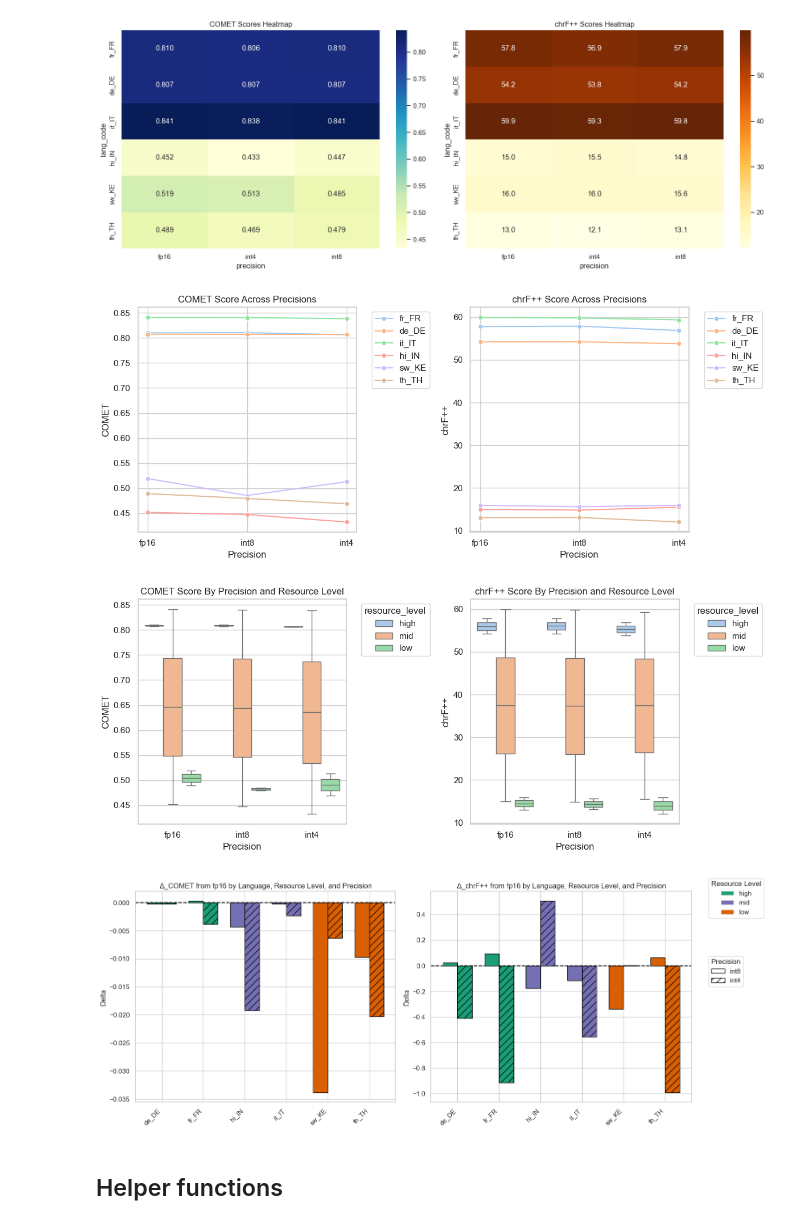
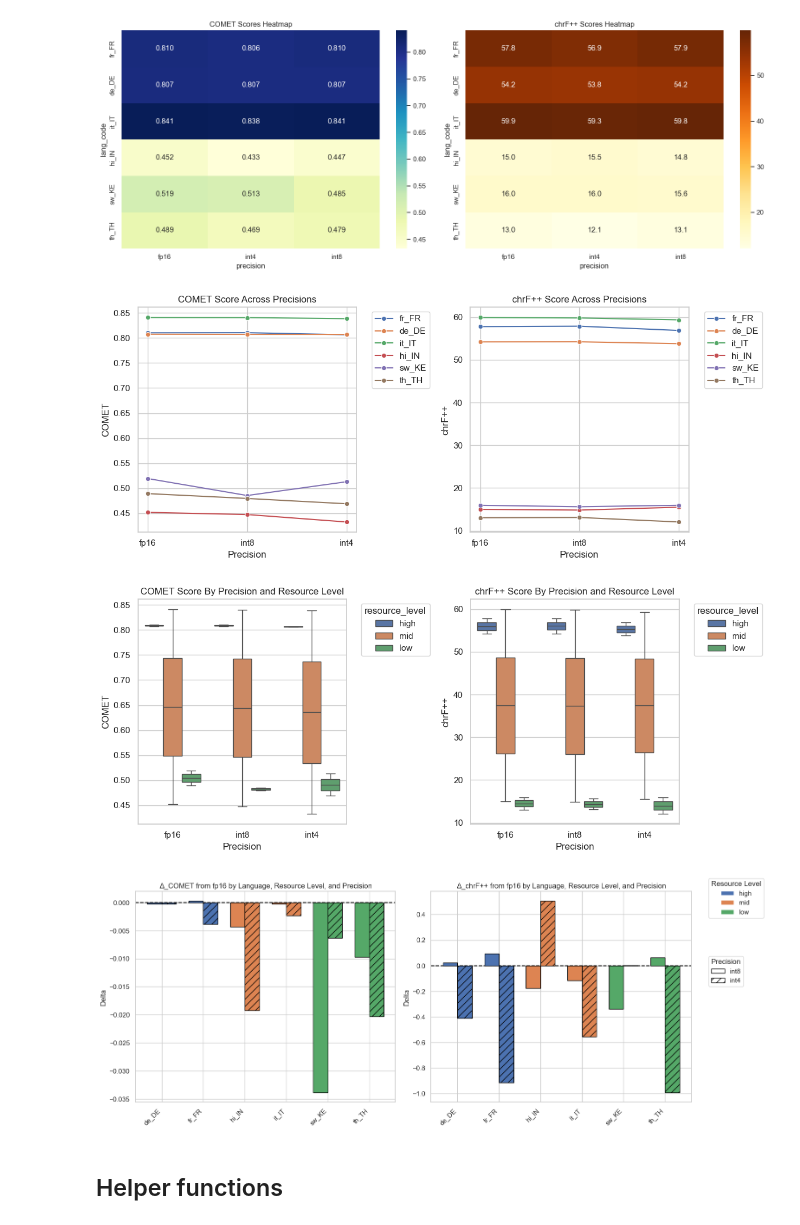
Before and after one commit to raya-mez/dl4nlp-model_compression_for_mt, a Jupyter notebook: results/tower_analysis.ipynb, the cells around one changed output. Drawn from its saved outputs; the diff is of its cells as text; code cells hidden in the pictures.

```diff
--- a/results/tower_analysis.ipynb
+++ b/results/tower_analysis.ipynb
@@ -37,7 +37,7 @@ RESOURCE_ORDER = ["high", "mid", "low"]
 METRICS = ["COMET", "chrF++"]
 MODEL = "tower"
 
-sns.set_theme(style="whitegrid", palette="pastel")
+sns.set_theme(style="whitegrid")
 
 if os.path.basename(os.getcwd()) != MODEL:
     os.chdir(MODEL)
@@ -156,7 +156,7 @@ for ax, metric in zip(axes, METRICS):
 plt.tight_layout()
 plt.show()
 # %% [output]
-[figure, old version]
+[figure, new version]
 # %%
 METRICS = ["COMET", "chrF++"]
 fig, axes = plt.subplots(1, 2, figsize=(12, 5), sharex=True)
@@ -183,7 +183,7 @@ for ax, metric in zip(axes, METRICS):
 plt.tight_layout()
 plt.show()
 # %% [output]
-[figure, old version]
+[figure, new version]
 # %%
 # Compute deltas from fp16 for each language
 baseline = system_scores_df[system_scores_df["precision"] == "fp16"].set_index("lang_code")[["COMET", "chrF++"]]
@@ -198,8 +198,7 @@ for res in RESOURCE_ORDER:
     langs = deltas[deltas["resource_level"] == res]["lang_code"].unique()
     lang_order.extend(sorted(langs))
 
-# Define color and hatch maps
-color_map = {"high": "#1b9e77", "mid": "#7570b3", "low": "#d95f02"}
+# Define hatch map only (no color map)
 hatch_map = {"int8": "", "int4": "//"}  # full for int8, hatched for int4
 
 fig, axes = plt.subplots(1, 2, figsize=(14, 6), sharex=True)
@@ -210,13 +209,17 @@ legend_resource_handles = None
 legend_precision_handles = None
 
 for ax_idx, (ax, delta_metric) in enumerate(zip(axes, delta_metrics)):
-    # Draw bars manually to control both color (resource_level) and hatch (precision)
+    # Draw bars manually to control hatch (precision), let matplotlib assign colors by resource_level
     bar_width = 0.35
     x = np.arange(len(lang_order))
     precisions = ["int8", "int4"]
     n_prec = len(precisions)
     total_width = bar_width * n_prec
     offset = -total_width / 2 + bar_width / 2
+
+    # Get a color for each resource_level from the current color cycle
+    color_cycle = plt.rcParams['axes.prop_cycle'].by_key().get('color', ['C0', 'C1', 'C2'])
+    resource_colors = {res: color_cycle[i % len(color_cycle)] for i, res in enumerate(RESOURCE_ORDER)}
 
     for i, precision in enumerate(precisions):
         subset = deltas[deltas["precision"] == precision]
@@ -229,7 +232,7 @@ for ax_idx, (ax, delta_metric) in enumerate(zip(axes, delta_metrics)):
                     x[j] + offset + i * bar_width,
                     val,
                     width=bar_width,
-                    color=color_map[resource],
+                    color=resource_colors[resource],
                     hatch=hatch_map[precision],
                     edgecolor="black",
                     zorder=3
@@ -239,35 +242,35 @@ for ax_idx, (ax, delta_metric) in enumerate(zip(axes, delta_metrics)):
     ax.set_title(f"{delta_metric} from fp16 by Language, Resource Level, and Precision")
     ax.set_ylabel("Delta")
     ax.axhline(0, color="black", linestyle="--", zorder=2)
 
     # Only collect legend handles/labels from the first axis
     if ax_idx == 0:
         # Resource level legend (color)
-        legend_resource_handles = [mpatches.Patch(facecolor=color_map[res], label=res) for res in RESOURCE_ORDER]
+        legend_resource_handles = [mpatches.Patch(facecolor=resource_colors[res], label=res) for res in RESOURCE_ORDER]
         # Precision legend (hatch)
         legend_precision_handles = [
             mpatches.Patch(facecolor="white", edgecolor="black", hatch=hatch_map[prec], label=prec)
             for prec in precisions
         ]
 
 # Place resource legend above precision legend, both outside the plot
 legend1 = fig.legend(
     handles=legend_resource_handles,
     title="Resource Level",
     loc="upper left",
     bbox_to_anchor=(1.01, 1)
 )
 legend2 = fig.legend(
     handles=legend_precision_handles,
     title="Precision",
     loc="upper left",
     bbox_to_anchor=(1.01, 0.7)
 )
 
 plt.tight_layout()
 plt.show()
 # %% [output]
-[figure, old version]
+[figure, new version]
 # %% [markdown]
 ## Helper functions
 # %%
```
Also changed, not shown: parts of 6 cells of this notebook.
